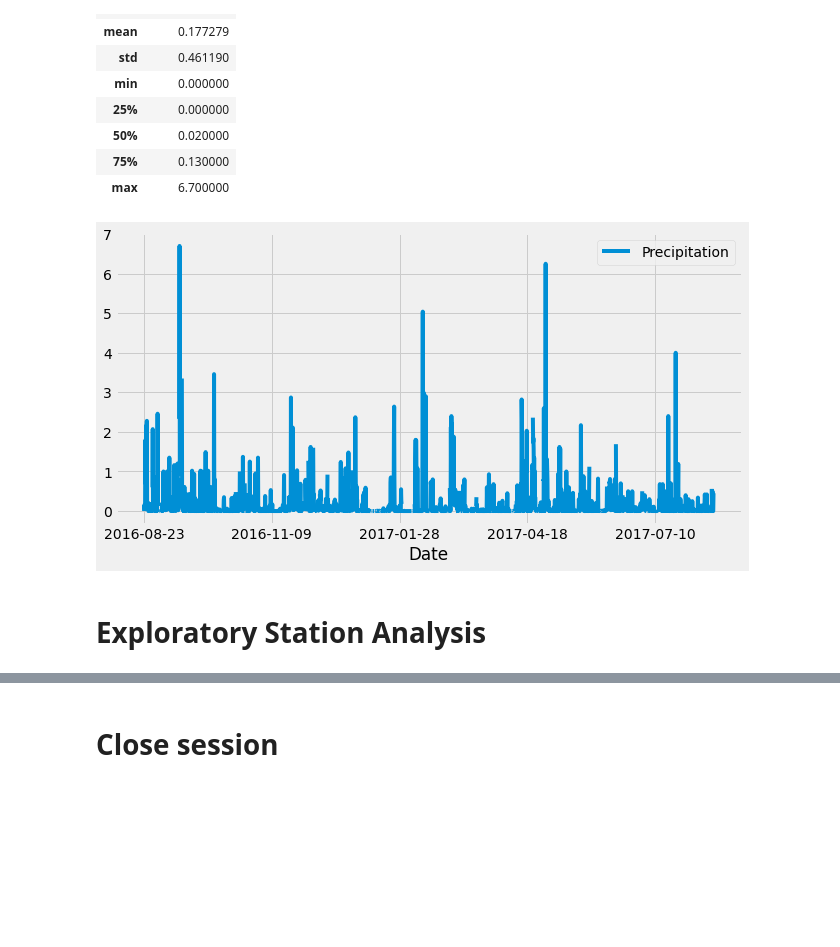
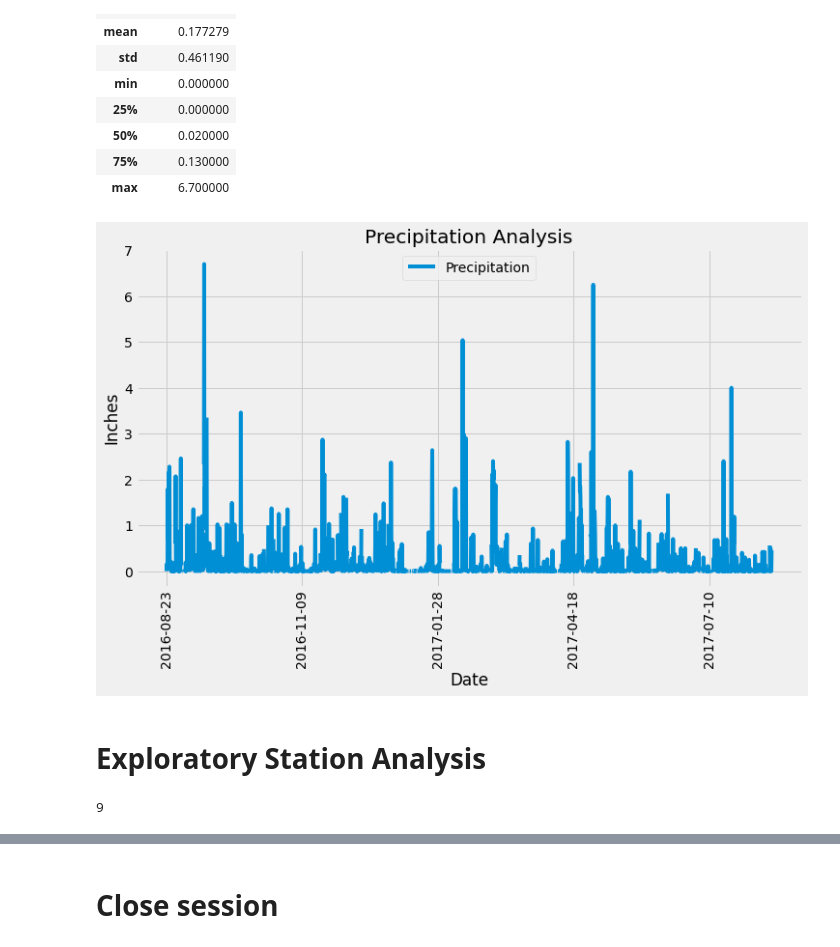
Before and after one commit to fredtan30/sqlalchemy-challenge, a Jupyter notebook: climate_starter.ipynb, the cells around one changed output, grey strips where cells are left out. Drawn from its saved outputs; the diff is of its cells as text; code cells hidden in the pictures; blank space fills up the shorter version.

Commit message:
Exploration Station Analysis
Finishing Exploration Station Analysis

```diff
--- a/climate_starter.ipynb
+++ b/climate_starter.ipynb
@@ -150,14 +152,21 @@ prcp_df.describe()
 | max | 6.700000 |
 # %%
 # Use Pandas Plotting with Matplotlib to plot the data
-prcp_df.plot(figsize=(10,5))
+prcp_df.plot(title="Precipitation Analysis", figsize=(11,6))
+plt.ylabel("Inches")
+plt.xticks(rotation =90)
+plt.legend(loc="upper center")
 plt.show()
 # %% [output]
-[figure, old version]
+[figure, new version]
 # %% [markdown]
 # Exploratory Station Analysis
 # %%
 # Design a query to calculate the total number stations in the dataset
+total_stations = session.query(Measurement.station).distinct().count()
+total_stations
+# %% [output]
+9
 # %%
 # Design a query to find the most active stations (i.e. what stations have the most rows?)
 # List the stations and the counts in descending order.
```
Also changed, not shown: parts of 4 cells of this notebook.
